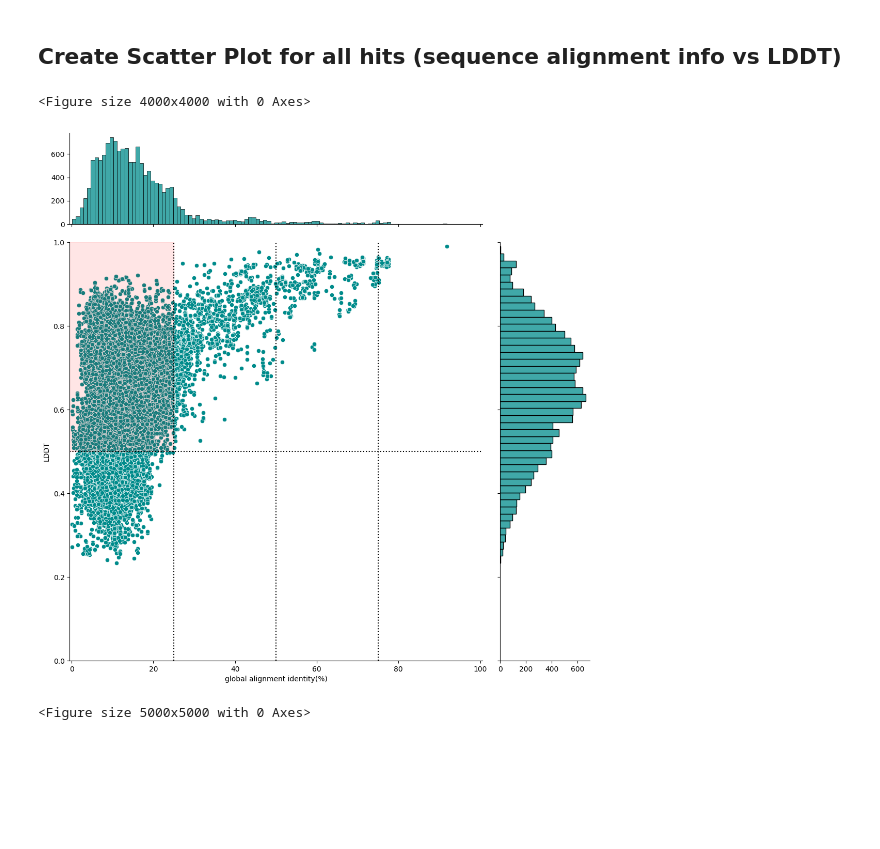
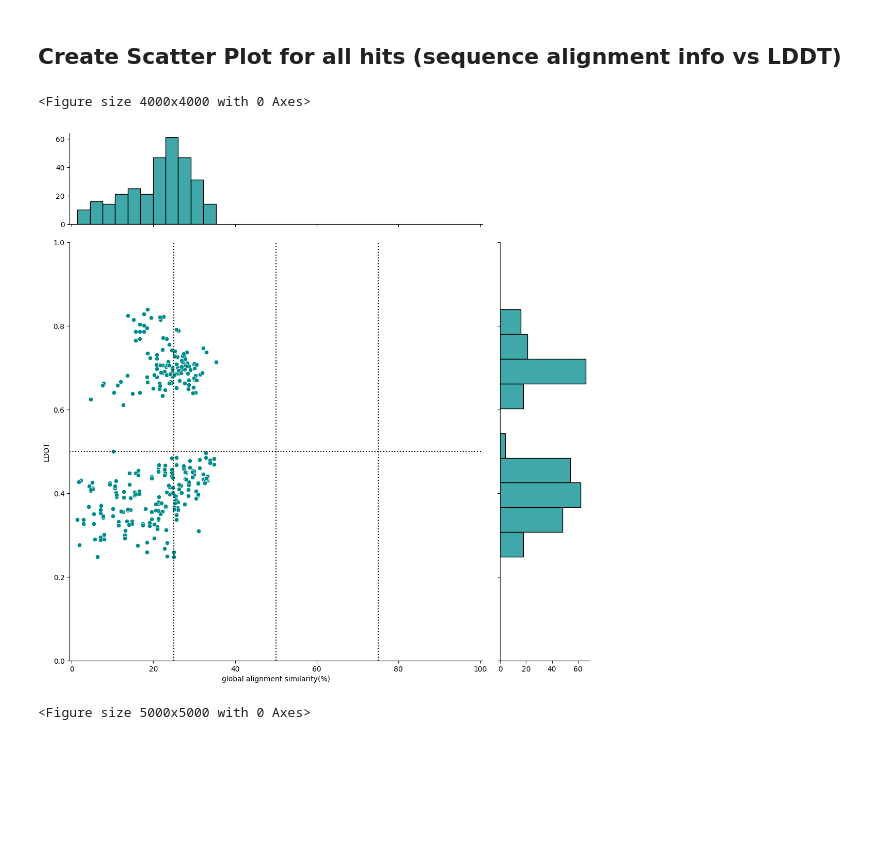
Before and after one commit to yonesora56/plant2human, a Jupyter notebook: notebooks/foldseek_result_parse.ipynb, the cells around one changed output. Saved outputs shown, nothing was run; the diff lists cells and outputs as text; code cells hidden in the pictures.

```diff
--- a/notebooks/foldseek_result_parse.ipynb
+++ b/notebooks/foldseek_result_parse.ipynb
@@ -13,12 +13,12 @@ Execute Date: 241112
 # %% [markdown]
 ## Parameters for papermill
 # %%
-foldseek_result_tsv = pathlib.Path("../test/workflow_test/foldseek_rice_up_9606.tsv")
-query_uniprot_idmapping_tsv = pathlib.Path("../test/workflow_test/rice_up_idmapping.tsv")
-water_result_dir_path = pathlib.Path("../test/workflow_test/result_water")
-needle_result_dir_path = pathlib.Path("../test/workflow_test/result_needle")
-query_gene_list_tsv_path = pathlib.Path("../test/workflow_test/HN5_genes_up_rice.tsv")
-togoid_convert_tsv_path = pathlib.Path("../test/workflow_test/foldseek_hit_species_togoid_convert.tsv")
+foldseek_result_tsv = pathlib.Path("../test/oryza_sativa_test/foldseek_os_random_9606.tsv")
+query_uniprot_idmapping_tsv = pathlib.Path("../test/oryza_sativa_test/rice_random_gene_idmapping_all.tsv")
+water_result_dir_path = pathlib.Path("../test/oryza_sativa_test/result_water")
+needle_result_dir_path = pathlib.Path("../test/oryza_sativa_test/result_needle")
+query_gene_list_tsv_path = pathlib.Path("../test/oryza_sativa_test/rice_random_gene_idmapping_all.tsv")
+togoid_convert_tsv_path = pathlib.Path("../test/oryza_sativa_test/foldseek_hit_species_togoid_convert.tsv")
 # %%
 foldseek_result_df = pl.read_csv(
     foldseek_result_tsv,
@@ -307,38 +307,38 @@ shape: (5, 44)
 # %%
 plt.figure(figsize=(8, 8), dpi=500)
 
 sns.jointplot(
     data=join_foldseek,
-    x="Identity_percent_needle", # You can also use Identity_percent_water, Similarity_percent_needle, Similarity_percent_water
+    x="Similarity_percent_needle", # You can also use Identity_percent_water, Similarity_percent_needle, Similarity_percent_water
     y="lddt",
     color="darkcyan",
     height=11,
     ratio=4,
     marginal_ticks=True
 )
 
 # highlight the region of interest
-plt.fill_betweenx(
-    y=[0.5, 1],
-    x1=-0.5,
-    x2=25,
-    color="red",
-    alpha=0.1
-)
+# plt.fill_betweenx(
+#     y=[0.5, 1],
+#     x1=-0.5,
+#     x2=25,
+#     color="red",
+#     alpha=0.1
+# )
 
 plt.xlim(-0.5,100.5)
 plt.ylim(0,1)
-plt.xlabel("global alignment identity(%)")
+plt.xlabel("global alignment similarity(%)")
 plt.ylabel("LDDT")
 plt.axvline(x=25, color="black", linestyle=":")
 plt.axvline(x=50, color="black", linestyle=":")
 plt.axvline(x=75, color="black", linestyle=":")
 plt.axhline(y=0.5, color="black", linestyle=":")
 plt.figure(figsize=(10, 10), dpi=500)
 plt.show()
 # %% [output]
 <Figure size 4000x4000 with 0 Axes>
-[figure, old version]
+[figure, new version]
 <Figure size 5000x5000 with 0 Axes>
 # %% [markdown]
 &nbsp;
```
Also changed, not shown: parts of 15 cells of this notebook.
